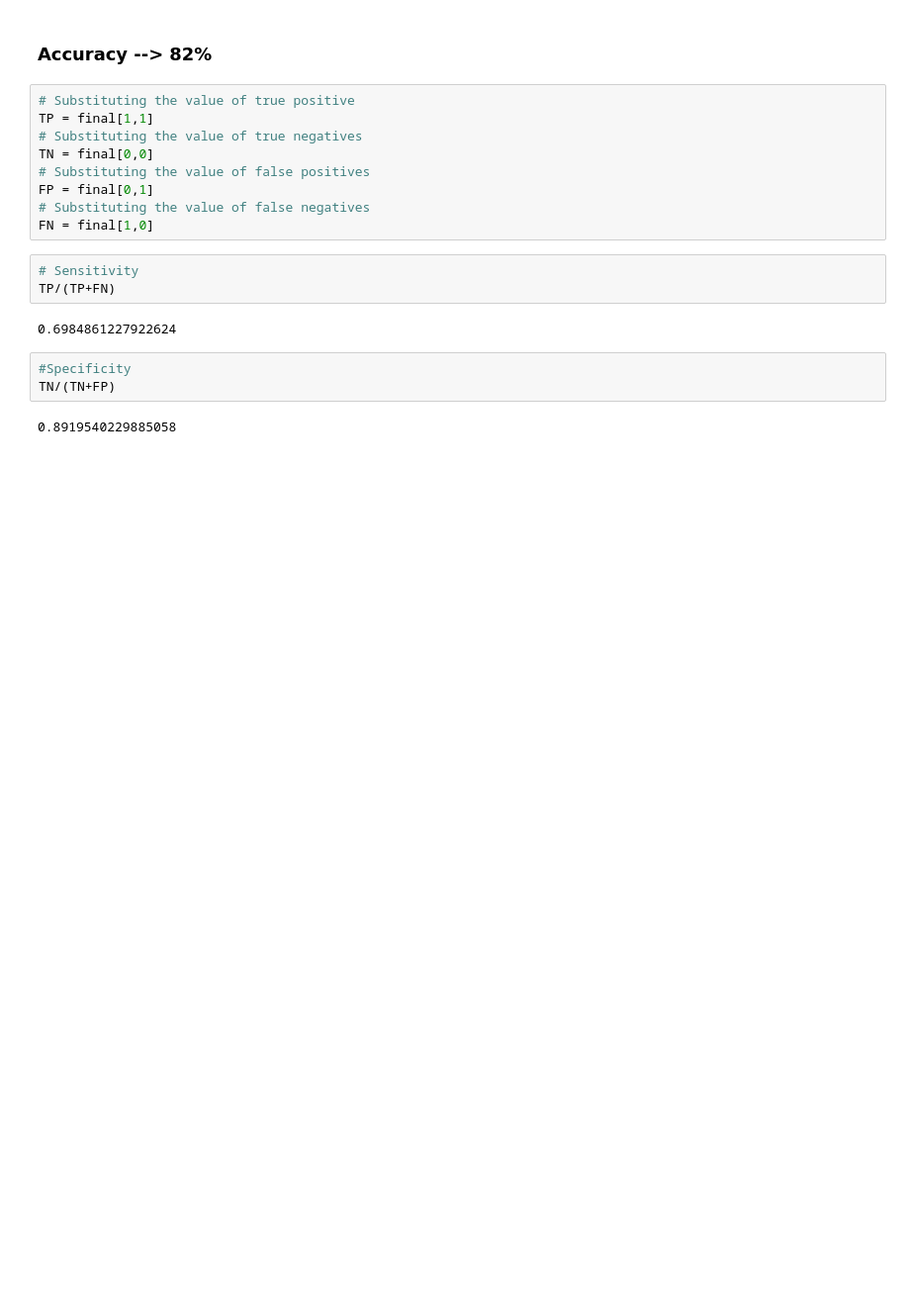
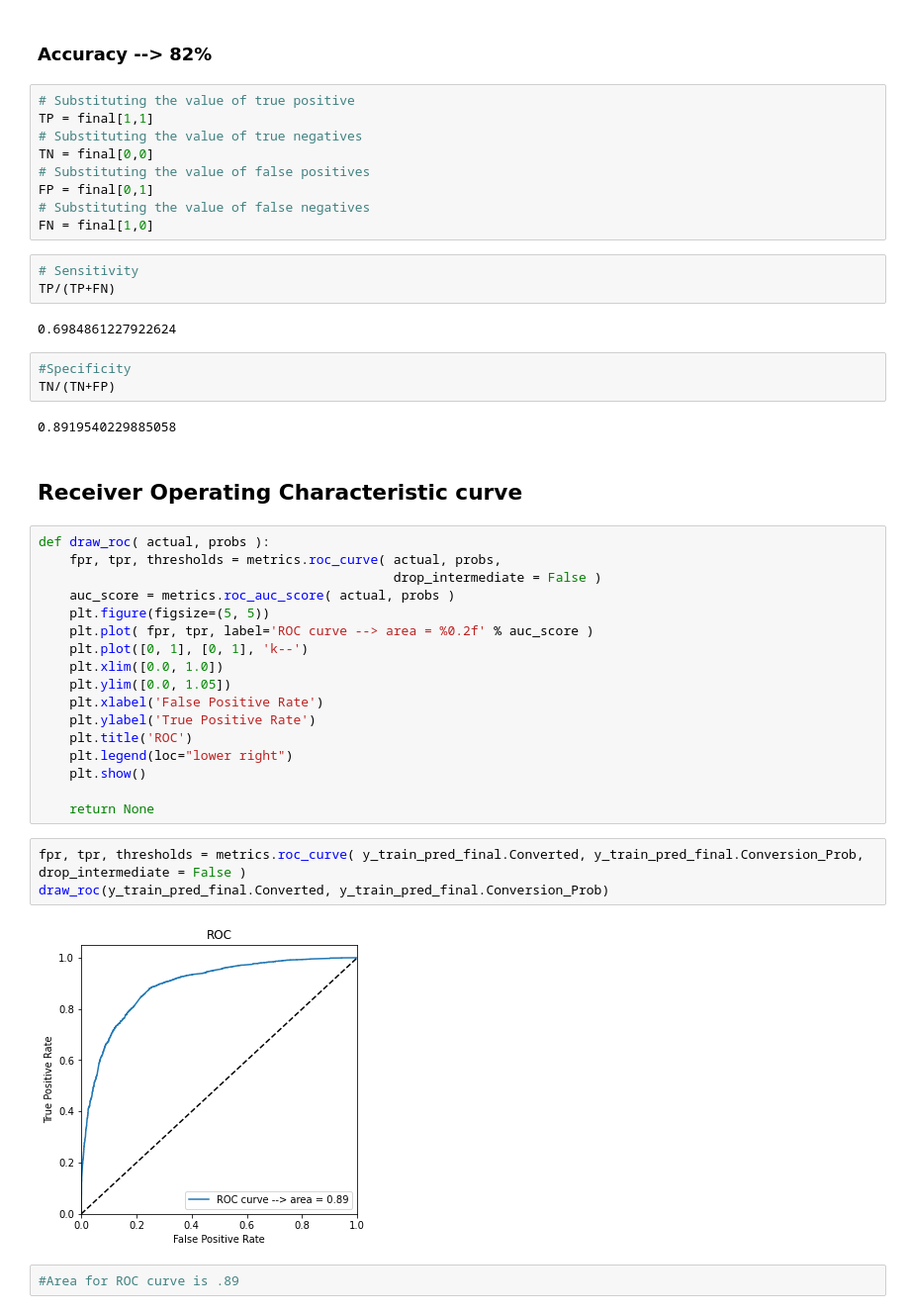
Before and after one commit to charudavis/UpGrad_CaseStudy_Lead, a Jupyter notebook: LeadScoring_CS_Model.ipynb, the cells around one changed output. Shown at 99% size. Saved outputs shown, nothing was run; the diff lists cells and outputs as text; blank space fills up the shorter version.

```diff
--- a/LeadScoring_CS_Model.ipynb
+++ b/LeadScoring_CS_Model.ipynb
@@ -1140,3 +1140,29 @@ TP/(TP+FN)
 TN/(TN+FP)
 # %% [output]
 0.8919540229885058
+# %% [markdown]
+##  Receiver Operating Characteristic curve
+# %%
+def draw_roc( actual, probs ):
+    fpr, tpr, thresholds = metrics.roc_curve( actual, probs,
+                                              drop_intermediate = False )
+    auc_score = metrics.roc_auc_score( actual, probs )
+    plt.figure(figsize=(5, 5))
+    plt.plot( fpr, tpr, label='ROC curve --> area = %0.2f' % auc_score )
+    plt.plot([0, 1], [0, 1], 'k--')
+    plt.xlim([0.0, 1.0])
+    plt.ylim([0.0, 1.05])
+    plt.xlabel('False Positive Rate')
+    plt.ylabel('True Positive Rate')
+    plt.title('ROC')
+    plt.legend(loc="lower right")
+    plt.show()
+
+    return None
+# %%
+fpr, tpr, thresholds = metrics.roc_curve( y_train_pred_final.Converted, y_train_pred_final.Conversion_Prob, drop_intermediate = False )
+draw_roc(y_train_pred_final.Converted, y_train_pred_final.Conversion_Prob)
+# %% [output]
+[figure, added]
+# %%
+#Area for ROC curve is .89
```
Also changed, not shown: parts of 15 cells of this notebook.
